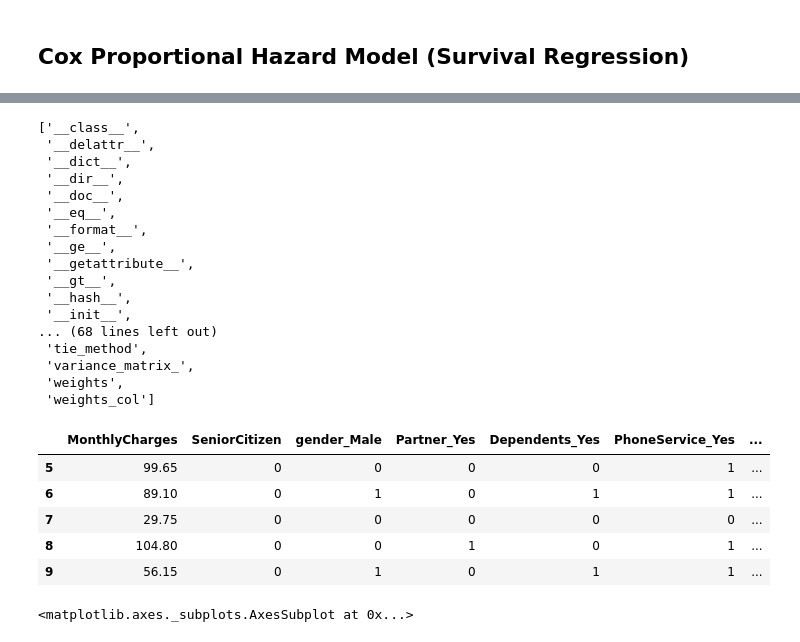
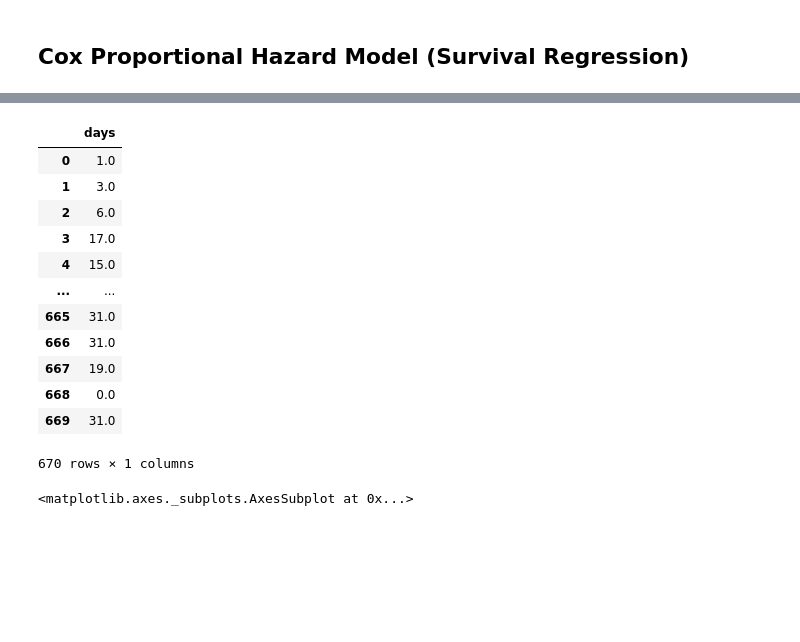
Before and after one commit to programmer-ethan/Capstone_Covid19, a Jupyter notebook: src_v4.ipynb, the cells around one changed output, grey strips where cells are left out. Cells and saved outputs as stored; diff of their text form; code cells hidden in the pictures; blank space fills up the shorter version.

```diff
--- a/src_v4.ipynb
+++ b/src_v4.ipynb
@@ -349,6 +376,6 @@ from lifelines import CoxPHFitter
 # %%
 ## My objective here is to introduce you to the implementation of the model.Thus taking subset of the columns to train the model.
 ## Only using the subset of the columns present in the original data
-df_r= df.loc[:,['tenure','Churn','gender','Partner','Dependents','PhoneService','MonthlyCharges','SeniorCitizen','StreamingTV']]
+df_r= filtered.loc[:,['outcome','age_group','days']]
 df_r.head() ## have a look at the data
 # %% [output]
@@ -372,6 +399,6 @@ df_dummy.head()
 # %%
 # Using Cox Proportional Hazards model
 cph = CoxPHFitter()   ## Instantiate the class to create a cph object
-cph.fit(df_dummy, 'tenure', event_col='Churn')   ## Fit the data to train the model
+cph.fit(df_dummy, 'days', event_col='outcome')   ## Fit the data to train the model
 cph.print_summary()    ## HAve a look at the significance of the features
 # %% [output]
@@ -400,36 +424,25 @@ cph.plot()
 # %%
 ## Check all the methods and attributes associated with the cph object.
-dir(cph)
+# dir(cph)
-# %% [output]
-['__class__',
- '__delattr__',
- '__dict__',
- '__dir__',
- '__doc__',
- '__eq__',
- '__format__',
- '__ge__',
- '__getattribute__',
- '__gt__',
- '__hash__',
- '__init__',
-... (68 lines left out)
- 'tie_method',
- 'variance_matrix_',
- 'weights',
- 'weights_col']
 # %%
 ## We want to see the Survival curve at the customer level. Therefore, we have selected 6 customers (rows 5 till 9).
 
-tr_rows = df_dummy.iloc[5:10, 2:]
+tr_rows = df_dummy.iloc[:, 2:]
 tr_rows
 # %% [output]
-|  | MonthlyCharges | SeniorCitizen | gender_Male | Partner_Yes | Dependents_Yes | PhoneService_Yes | ... |
-| 5 | 99.65 | 0 | 0 | 0 | 0 | 1 | ... |
-| 6 | 89.10 | 0 | 1 | 0 | 1 | 1 | ... |
-| 7 | 29.75 | 0 | 0 | 0 | 0 | 0 | ... |
-| 8 | 104.80 | 0 | 0 | 1 | 0 | 1 | ... |
-| 9 | 56.15 | 0 | 1 | 0 | 1 | 1 | ... |
+|  | days |
+| 0 | 1.0 |
+| 1 | 3.0 |
+| 2 | 6.0 |
+| 3 | 17.0 |
+| 4 | 15.0 |
+| ... | ... |
+| 665 | 31.0 |
+| 666 | 31.0 |
+| 667 | 19.0 |
+| 668 | 0.0 |
+| 669 | 31.0 |
+670 rows × 1 columns
 # %%
 ## Lets predict the survival curve for the selected customers.
 ## Customers can be identified with the help of the number mentioned against each curve.
```
Also changed, not shown: parts of 11 cells of this notebook.
